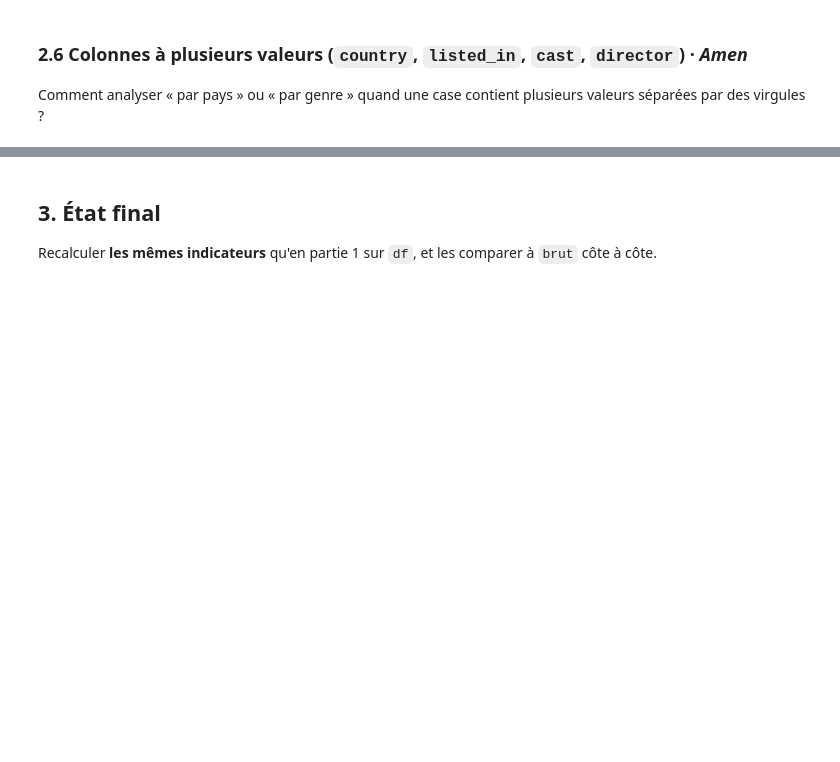
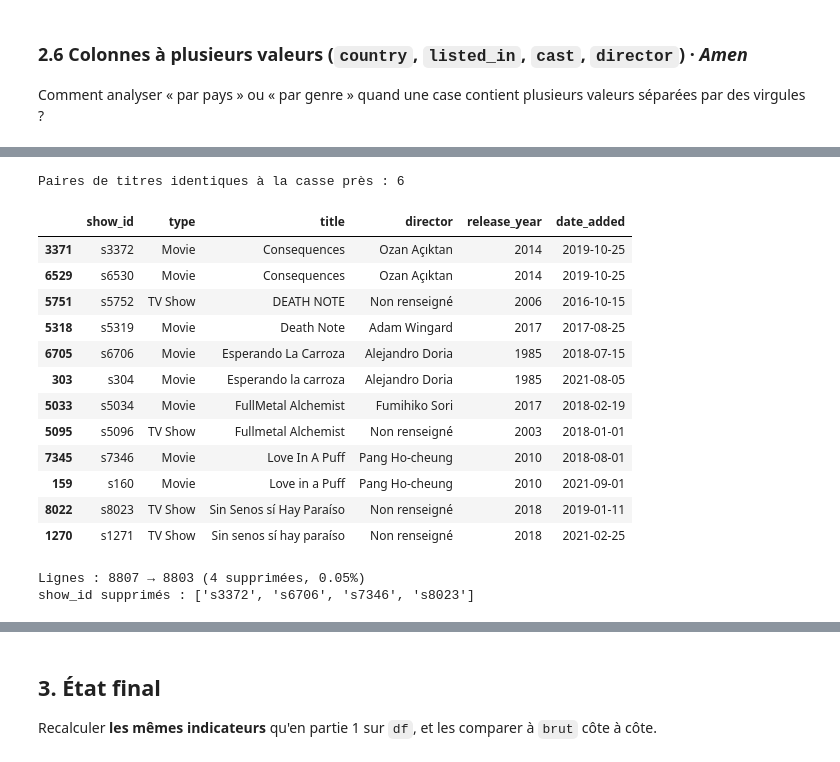
Before and after one commit to Omotolaaa7/ama-binome08-netflix, a Jupyter notebook: notebooks/nettoyage_netflix_binome08.ipynb, the cells around one changed output, grey strips where cells are left out. Cells and saved outputs as stored; diff of their text form; code cells hidden in the pictures; blank space fills up the shorter version.

```diff
--- a/notebooks/nettoyage_netflix_binome08.ipynb
+++ b/notebooks/nettoyage_netflix_binome08.ipynb
@@ -550,0 +587,9 @@ Imputer, supprimer ou marquer ? Un vide peut être une vraie information (ex. pa
+# %%
+# date_added (10 vides) et rating (vides restants après la correction 2.2)
+print("date_added vides :", df["date_added"].isna().sum(), "| type de contenu :", df.loc[df["date_added"].isna(), "type"].value_counts().to_dict())
+print("rating vides     :", df["rating"].isna().sum(), "(4 d'origine + 3 durées décalées en 2.2)")
+
+# Pour rating on écrit « Non renseigné », pour date_added on laisse la case vide
+touchees_rating = int(df["rating"].isna().sum())
+df["rating"] = df["rating"].fillna("Non renseigné")
+print("\nLignes touchées : rating =", touchees_rating, "| date_added laissée vide :", df["date_added"].isna().sum())
@@ -568,0 +613,15 @@ Comment analyser « par pays » ou « par genre » quand une case contient plusi
+# %%
+# On découpe chaque case sur la virgule, on retire les morceaux vides (« Poland, » donne « Poland » et un morceau vide),
+# puis on recolle avec le même séparateur partout : une virgule et une espace
+def normaliser(s):
+    morceaux = s.str.split(",").map(lambda l: [x.strip() for x in l if x.strip()] if isinstance(l, list) else l)
+    return morceaux.map(lambda l: ", ".join(l) if isinstance(l, list) and l else np.nan)
+
+for c in ["country", "listed_in", "cast", "director"]:
+    avant = df[c].copy()
+    df[c] = normaliser(df[c])
+    print(f"{c:10} : {int((avant.notna() & (avant != df[c])).sum())} lignes modifiées")
+
+# Les 7 pays avec une virgule en trop (repérés en 1.4), avant et après
+mal_places = brut["country"].str.contains(r"^,|,$", na=False)
+pd.DataFrame({"avant": brut.loc[mal_places, "country"], "après": df.loc[mal_places, "country"]})
@@ -568,0 +697,7 @@ Comment analyser « par pays » ou « par genre » quand une case contient plusi
+# %%
+# rating : NR et UR veulent dire la même chose ; faut-il aussi fusionner TV-Y7-FV avec TV-Y7 ?
+print(df["rating"].value_counts().to_string())
+
+n_ur = int((df["rating"] == "UR").sum())
+df["rating"] = df["rating"].replace("UR", "NR")
+print(f"\nLignes touchées : UR devient NR = {n_ur} | TV-Y7-FV laissé tel quel = {int((df['rating'] == 'TV-Y7-FV').sum())}")
@@ -568,0 +729,36 @@ Comment analyser « par pays » ou « par genre » quand une case contient plusi
+# %%
+# Doublons cachés : même titre (majuscules ignorées). Maintenant que 2.1 a retiré les caractères invisibles,
+# les deux « Consequences » sont reconnus comme identiques
+doubles = df[df["title"].str.lower().duplicated(keep=False)].sort_values("title")
+print("Paires de titres identiques à la casse près :", len(doubles) // 2)
+doubles[["show_id", "type", "title", "director", "release_year", "date_added"]]
+# %% [output]
+Paires de titres identiques à la casse près : 6
+|  | show_id | type | title | director | release_year | date_added |
+| 3371 | s3372 | Movie | Consequences | Ozan Açıktan | 2014 | 2019-10-25 |
+| 6529 | s6530 | Movie | Consequences | Ozan Açıktan | 2014 | 2019-10-25 |
+| 5751 | s5752 | TV Show | DEATH NOTE | Non renseigné | 2006 | 2016-10-15 |
+| 5318 | s5319 | Movie | Death Note | Adam Wingard | 2017 | 2017-08-25 |
+| 6705 | s6706 | Movie | Esperando La Carroza | Alejandro Doria | 1985 | 2018-07-15 |
+| 303 | s304 | Movie | Esperando la carroza | Alejandro Doria | 1985 | 2021-08-05 |
+| 5033 | s5034 | Movie | FullMetal Alchemist | Fumihiko Sori | 2017 | 2018-02-19 |
+| 5095 | s5096 | TV Show | Fullmetal Alchemist | Non renseigné | 2003 | 2018-01-01 |
+| 7345 | s7346 | Movie | Love In A Puff | Pang Ho-cheung | 2010 | 2018-08-01 |
+| 159 | s160 | Movie | Love in a Puff | Pang Ho-cheung | 2010 | 2021-09-01 |
+| 8022 | s8023 | TV Show | Sin Senos sí Hay Paraíso | Non renseigné | 2018 | 2019-01-11 |
+| 1270 | s1271 | TV Show | Sin senos sí hay paraíso | Non renseigné | 2018 | 2021-02-25 |
+# %%
+# On supprime seulement les vrais doublons : même titre + même type + même année de sortie.
+# On trie par date d'ajout et on garde la dernière (la plus récente) de chaque groupe
+ids_avant = set(df["show_id"])
+n0 = len(df)
+df = (df.assign(_titre=df["title"].str.lower())
+        .sort_values("date_added", kind="stable", na_position="first")
+        .drop_duplicates(["_titre", "type", "release_year"], keep="last")
+        .drop(columns="_titre")
+        .sort_index())
+print(f"Lignes : {n0} → {len(df)} ({n0 - len(df)} supprimées, {(n0 - len(df)) / n0:.2%})")
+print("show_id supprimés :", sorted(ids_avant - set(df["show_id"])))
+# %% [output]
+Lignes : 8807 → 8803 (4 supprimées, 0.05%)
+show_id supprimés : ['s3372', 's6706', 's7346', 's8023']
```
Also changed, not shown: parts of 24 cells of this notebook, 3 other files.
